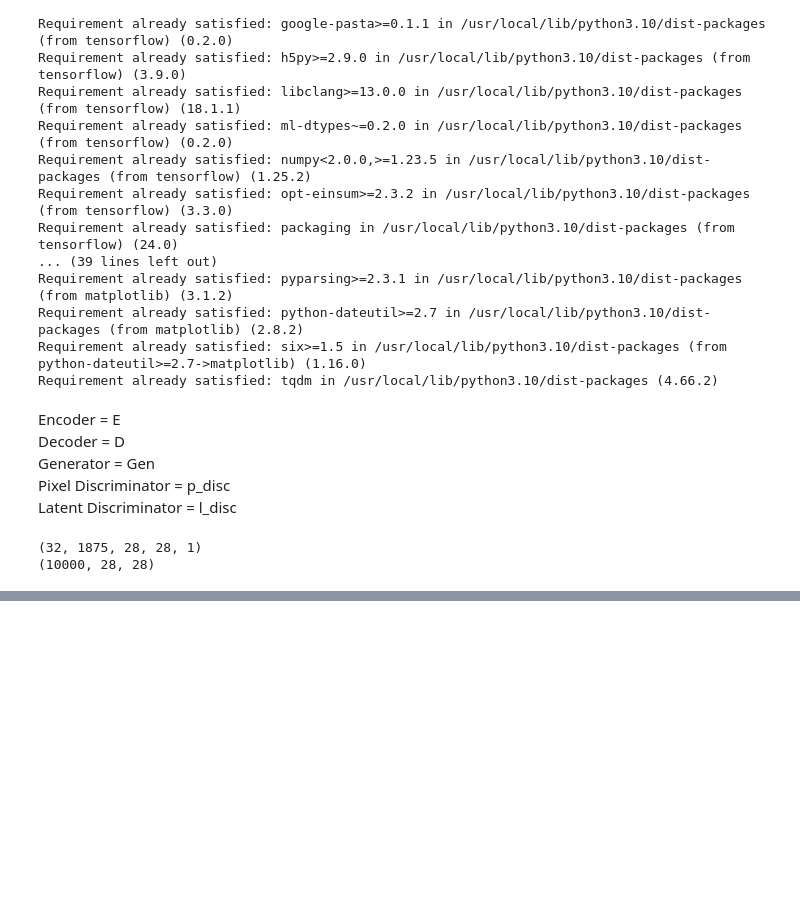
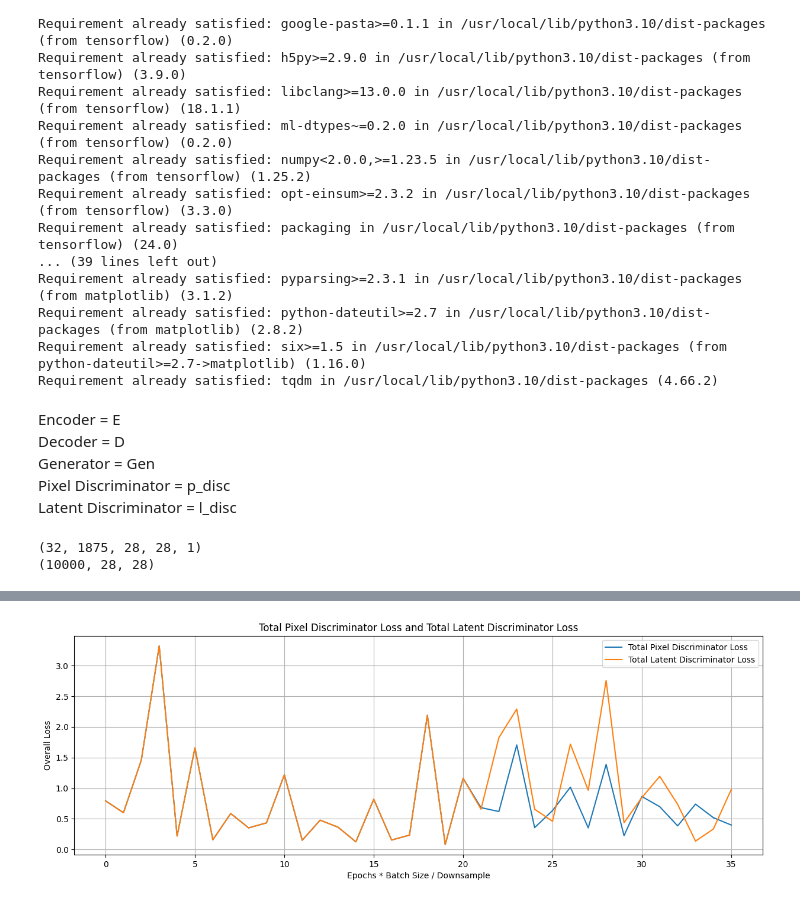
Before and after one commit to lucash-h/GANS, a Jupyter notebook: MGGAN.ipynb, the cells around one changed output, grey strips where cells are left out. Cells and saved outputs as stored; diff of their text form; code cells hidden in the pictures; blank space fills up the shorter version.

```diff
--- a/MGGAN.ipynb
+++ b/MGGAN.ipynb
@@ -520,3 +480,38 @@ for epoch in range(gan_epochs):
+# %%
+for epoch in range(gan_epochs):
+  sample = randomize_batch(0,32,x_train)
+  for batch in tqdm(sample):
+      noise, encoded_generated_images, encoded_real_images, test_real_image, generated_images = setup(batch, batch_size)
+
+      generator_losses= generator_train_step(batch, noise)
+      pdl = pixel_discriminator_train_step(batch, generated_images)
+      ldl = latent_discriminator_train_step(batch, generated_images, encoder)
+      #gen_log = generator_train_step(batch, noise)
+  #print(generator_losses[0])
+  #print(generator_losses[0][0])
+  #print(generator_losses[0][0].numpy())
+
+  loss_log['generator_pixel_loss'].append(generator_losses[0][0].numpy())
+  loss_log['generator_latent_loss'].append(generator_losses[1][0].numpy())
+  loss_log['total_generator_loss'].append(generator_losses[2][0].numpy())
+
+  #print(pdl[0])
+  #print(pdl[0][0])
+  #print(pdl[0][0].numpy())
+
+
+  #pixel_disc_log = pixel_discriminator_train_step(batch, generated_images)
+  loss_log['fake_pixel_discriminator_loss'].append(pdl[0][0].numpy())
+  loss_log['real_pixel_discriminator_loss'].append(pdl[1][0].numpy())
+  loss_log['total_pixel_discriminator_loss'].append(pdl[2][0].numpy())
+
+  #print(ldl[0])
+  #print(ldl[0][0])
+  #print(ldl[0][0].numpy())
+
+  loss_log['fake_latent_discriminator_loss'].append(ldl[0][0].numpy())
+  loss_log['real_latent_discriminator_loss'].append(ldl[1][0].numpy())
+  loss_log['total_latent_discriminator_loss'].append(ldl[2][0].numpy())
 # %%
 def show_images(sample_number, images):
 
@@ -565 +567,12 @@ plot_metrics(loss_log['total_generator_loss'],
+# %%
+plot_metrics(loss_log['total_pixel_discriminator_loss'],
+              'Total Pixel Discriminator Loss',
+              loss_log['total_latent_discriminator_loss'],
+              'Total Latent Discriminator Loss',
+              False,
+              x_title='Epochs * Batch Size / Downsample',
+              y_title ='Overall Loss',
+              plot_title = 'Total Pixel Discriminator Loss and Total Latent Discriminator Loss')
+# %% [output]
+[figure, added]
 # %%
```
Also changed, not shown: parts of 13 cells of this notebook.
